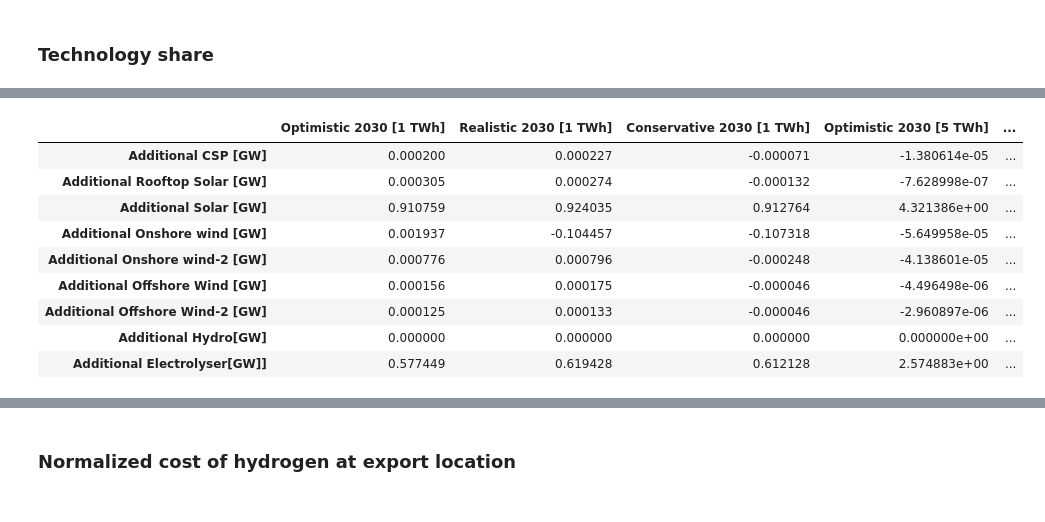
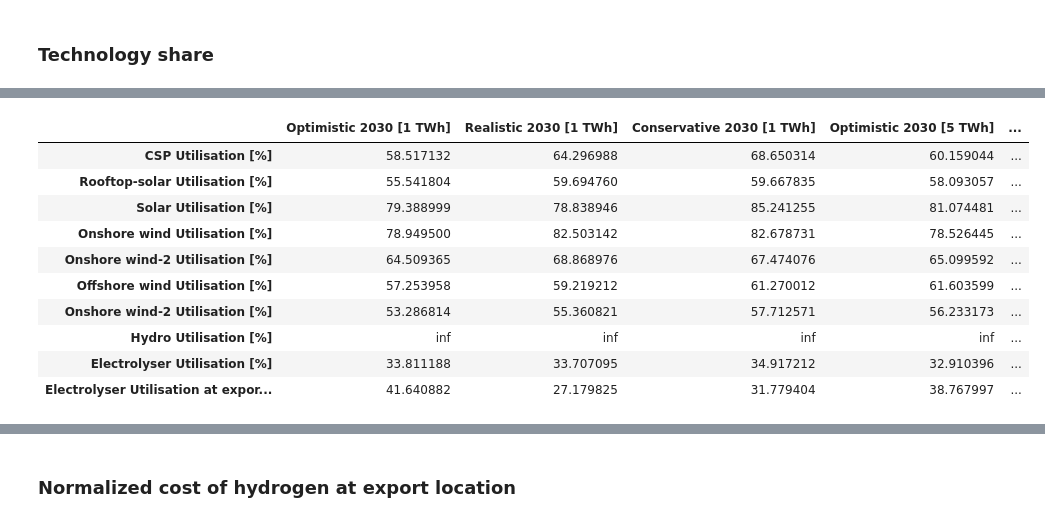
Before and after one commit to rajesh-ieg/thesis-notebook, a Jupyter notebook: data processing/result_analysis_2030.ipynb, the cells around one changed output, grey strips where cells are left out. Drawn from its saved outputs; the diff is of its cells as text; code cells hidden in the pictures.

```diff
--- a/data processing/result_analysis_2030.ipynb
+++ b/data processing/result_analysis_2030.ipynb
@@ -110,9 +392,0 @@ def calc_elec_capa(n):
-# %%
-def calc_elec_capa_exp(n):
-
-    export_buses = n.links.loc[n.links.bus1 == 'H2 export bus', 'bus0'] + ' Electrolysis'
-
-    elec_cap = n.links.loc[export_buses].p_nom_opt.sum() *8760
-    elec_output = n.links_t.p0[export_buses].sum().sum() *  float(timestep)
-
-    return elec_output / elec_cap
@@ -119,25 +432,28 @@ def calc_elec_capa_exp(n):
 # %%
+def util_res_percent(Q30, res_techs, scen_dict,pes_dir):
+    df = pd.DataFrame()
+    for q in Q30:
+        for pathway in scen_dict.keys():
+            li = []
+            scenario = scen_dict[pathway]
+            n_ref = pypsa.Network(pes_dir + "/results/{}/postnetworks/elec_s_{}_ec_lc1.0_Co2L_{}H_2030_{}_{}_0export.nc".format(scenario["run"], scenario["cluster"], timestep, scenario["ir"], scenario["ds"]))
+            n = pypsa.Network(pes_dir+"/results/{}/postnetworks/elec_s_{}_ec_lc1.0_Co2L_{}H_2030_{}_{}_{}export.nc".format(scenario["run"], scenario["cluster"], timestep, scenario["ir"], scenario["ds"], q))
 
-df = pd.DataFrame()
-for q in Q30:
-    for pathway in scen_dict.keys():
-        li = []
-        scenario = scen_dict[pathway]
-        n_ref = pypsa.Network("/home/raj08555/dev/sandbox-cs/pypsa-earth-sec/results/{}/postnetworks/elec_s_{}_ec_lc1.0_Co2L_{}H_2030_{}_{}_0export.nc".format(scenario["run"], scenario["cluster"], timestep, scenario["ir"], scenario["ds"]))
-        n = pypsa.Network("/home/raj08555/dev/sandbox-cs/pypsa-earth-sec/results/{}/postnetworks/elec_s_{}_ec_lc1.0_Co2L_{}H_2030_{}_{}_{}export.nc".format(scenario["run"], scenario["cluster"], timestep, scenario["ir"], scenario["ds"], q))
+            #Additional renewable for export quantities
+            for tech in res_techs:
+                li.append(calc_util(n, tech)*1e2)
 
-        #Additional renewable for export quantities
-        for tech in res_techs:
-            li.append(calc_additional_res(n, n_ref, tech))
+            #Additional electrolyzer for export quantities
+            li.append(calc_elec_capa(n)*1e2)
+            li.append(calc_elec_capa_exp(n)*1e2)
+            dftemp = pd.DataFrame(li)
+            dftemp.index = ['CSP Utilisation [%]','Rooftop-solar Utilisation [%]','Solar Utilisation [%]','Onshore wind Utilisation [%]','Onshore wind-2 Utilisation [%]','Offshore wind Utilisation [%]','Onshore wind-2 Utilisation [%]','Hydro Utilisation [%]','Electrolyser Utilisation [%]','Electrolyser Utilisation at export node [%]']
+            dftemp.columns=["{} [{} TWh]".format(pathway,q)]
+            df = pd.concat([df, dftemp], axis=1)
+            #df.columns=["{} [{} TWh]".format(pathway, q)]
+    return df
 
-        #Additional electrolyzer for export quantities
-        li.append(calc_additional_elec(n, n_ref))
-
-        dftemp = pd.DataFrame(li)
-        dftemp.index = ['Additional CSP [GW]','Additional Rooftop Solar [GW]','Additional Solar [GW]','Additional Onshore wind [GW]','Additional Onshore wind-2 [GW]','Additional Offshore Wind [GW]','Additional Offshore Wind-2 [GW]','Additional Hydro[GW]','Additional Electrolyser[GW]]']
-        dftemp.columns=["{} [{} TWh]".format(pathway, q)]
-        df = pd.concat([df, dftemp], axis=1)
-df
+util_res_percent(Q30, res_techs, scen_dict,pes_dir)
 # %% [output]
 INFO:pypsa.io:Imported network elec_s_30_ec_lc1.0_Co2L_3H_2030_0.076_NZ_0export.nc has buses, carriers, generators, global_constraints, lines, links, loads, stores
 INFO:pypsa.io:Imported network elec_s_30_ec_lc1.0_Co2L_3H_2030_0.076_NZ_1export.nc has buses, carriers, generators, global_constraints, lines, links, loads, stores
@@ -159,10 +475,11 @@ INFO:pypsa.io:Imported network elec_s_32_ec_lc1.0_Co2L_3H_2030_0.097_AP_200expor
 |  | Optimistic 2030 [1 TWh] | Realistic 2030 [1 TWh] | Conservative 2030 [1 TWh] | Optimistic 2030 [5 TWh] | ... |
-| Additional CSP [GW] | 0.000200 | 0.000227 | -0.000071 | -1.380614e-05 | ... |
-| Additional Rooftop Solar [GW] | 0.000305 | 0.000274 | -0.000132 | -7.628998e-07 | ... |
-| Additional Solar [GW] | 0.910759 | 0.924035 | 0.912764 | 4.321386e+00 | ... |
-| Additional Onshore wind [GW] | 0.001937 | -0.104457 | -0.107318 | -5.649958e-05 | ... |
-| Additional Onshore wind-2 [GW] | 0.000776 | 0.000796 | -0.000248 | -4.138601e-05 | ... |
-| Additional Offshore Wind [GW] | 0.000156 | 0.000175 | -0.000046 | -4.496498e-06 | ... |
-| Additional Offshore Wind-2 [GW] | 0.000125 | 0.000133 | -0.000046 | -2.960897e-06 | ... |
-| Additional Hydro[GW] | 0.000000 | 0.000000 | 0.000000 | 0.000000e+00 | ... |
-| Additional Electrolyser[GW]] | 0.577449 | 0.619428 | 0.612128 | 2.574883e+00 | ... |
+| CSP Utilisation [%] | 58.517132 | 64.296988 | 68.650314 | 60.159044 | ... |
+| Rooftop-solar Utilisation [%] | 55.541804 | 59.694760 | 59.667835 | 58.093057 | ... |
+| Solar Utilisation [%] | 79.388999 | 78.838946 | 85.241255 | 81.074481 | ... |
+| Onshore wind Utilisation [%] | 78.949500 | 82.503142 | 82.678731 | 78.526445 | ... |
+| Onshore wind-2 Utilisation [%] | 64.509365 | 68.868976 | 67.474076 | 65.099592 | ... |
+| Offshore wind Utilisation [%] | 57.253958 | 59.219212 | 61.270012 | 61.603599 | ... |
+| Onshore wind-2 Utilisation [%] | 53.286814 | 55.360821 | 57.712571 | 56.233173 | ... |
+| Hydro Utilisation [%] | inf | inf | inf | inf | ... |
+| Electrolyser Utilisation [%] | 33.811188 | 33.707095 | 34.917212 | 32.910396 | ... |
+| Electrolyser Utilisation at expor... | 41.640882 | 27.179825 | 31.779404 | 38.767997 | ... |
```
Also changed, not shown: parts of 44 cells of this notebook, 19 other files.
